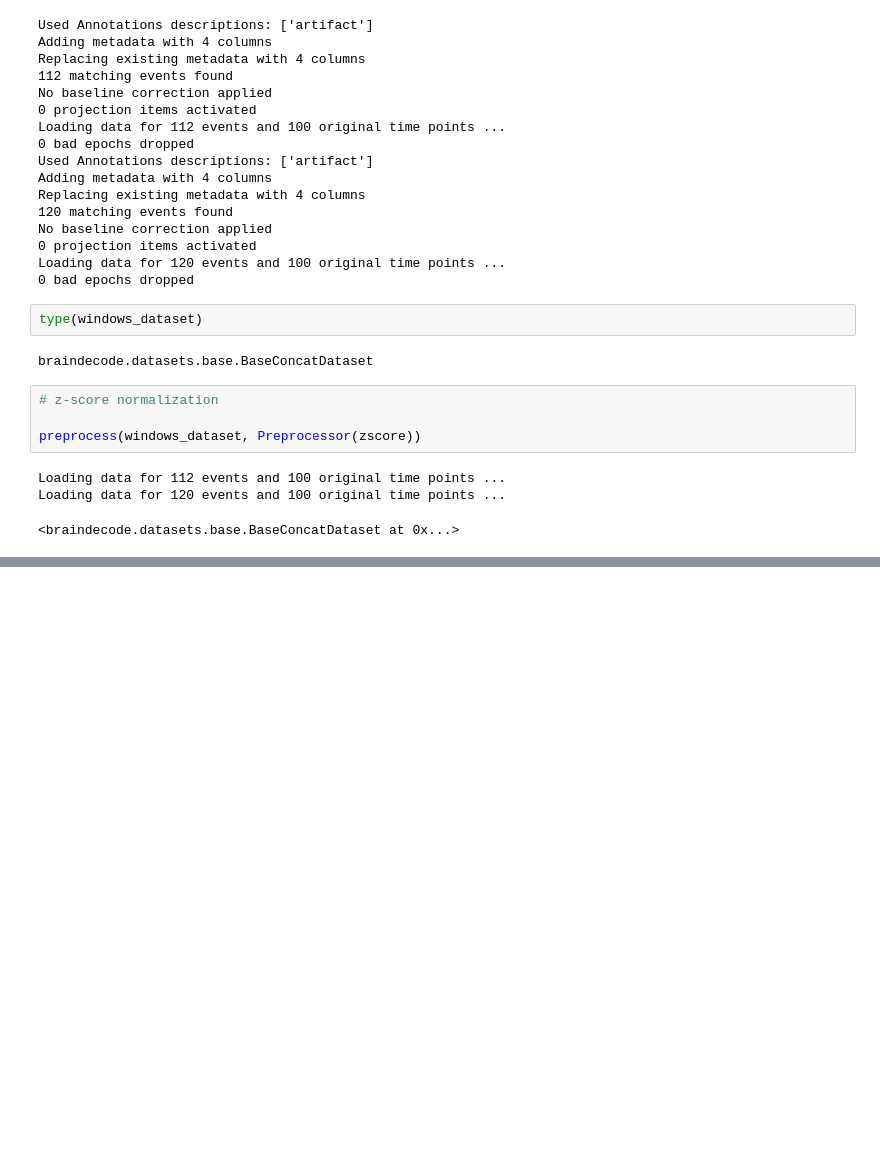
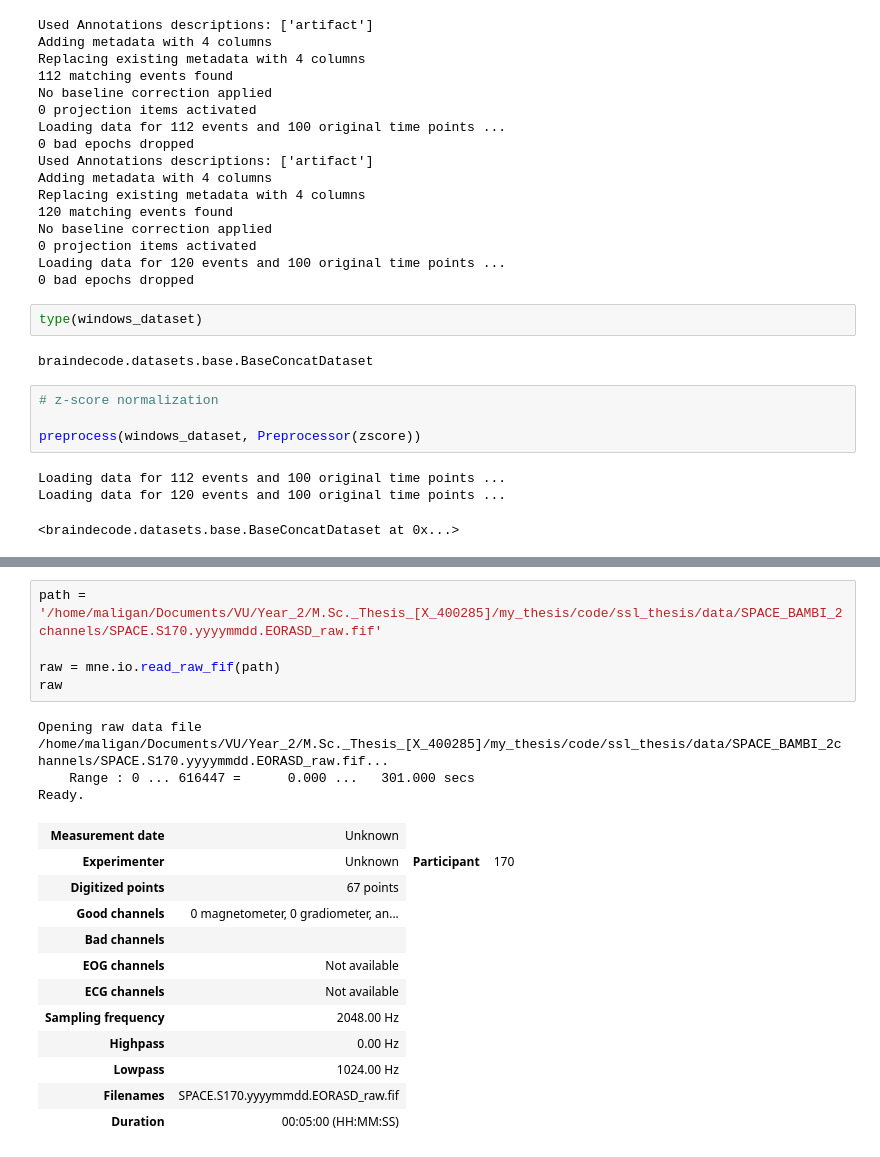
Before and after one commit to etiennegalea/ssl_generic_eeg, a Jupyter notebook: test.ipynb, the cells around one changed output, grey strips where cells are left out. Saved outputs shown, nothing was run; the diff lists cells and outputs as text; blank space fills up the shorter version.

```diff
--- a/test.ipynb
+++ b/test.ipynb
@@ -562,0 +560,21 @@ AttributeError: 'WindowsDataset' object has no attribute '__annotations__'
+# %%
+path = '/home/maligan/Documents/VU/Year_2/M.Sc._Thesis_[X_400285]/my_thesis/code/ssl_thesis/data/SPACE_BAMBI_2channels/SPACE.S170.yyyymmdd.EORASD_raw.fif'
+
+raw = mne.io.read_raw_fif(path)
+raw
+# %% [output]
+Opening raw data file /home/maligan/Documents/VU/Year_2/M.Sc._Thesis_[X_400285]/my_thesis/code/ssl_thesis/data/SPACE_BAMBI_2channels/SPACE.S170.yyyymmdd.EORASD_raw.fif...
+    Range : 0 ... 616447 =      0.000 ...   301.000 secs
+Ready.
+| Measurement date | Unknown |
+| Experimenter | Unknown | Participant | 170 |
+| Digitized points | 67 points |
+| Good channels | 0 magnetometer, 0 gradiometer, an... |
+| Bad channels |  |
+| EOG channels | Not available |
+| ECG channels | Not available |
+| Sampling frequency | 2048.00 Hz |
+| Highpass | 0.00 Hz |
+| Lowpass | 1024.00 Hz |
+| Filenames | SPACE.S170.yyyymmdd.EORASD_raw.fif |
+| Duration | 00:05:00 (HH:MM:SS) |
```
Also changed, not shown: parts of 3 cells of this notebook, 6 other files.
